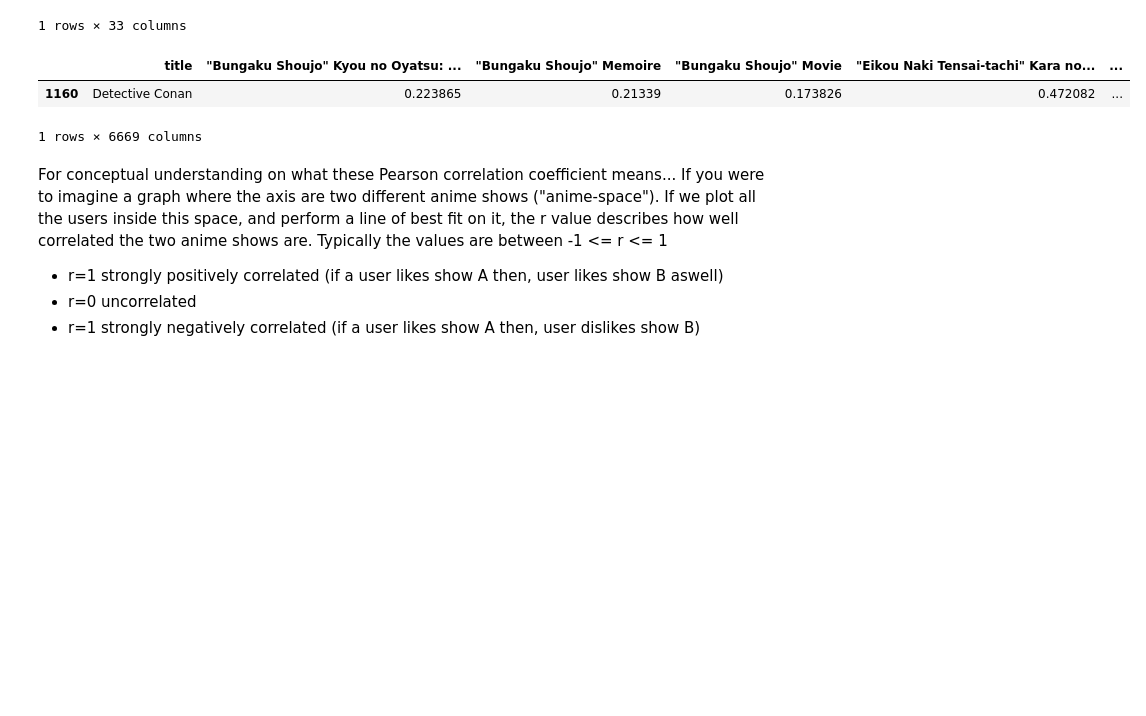
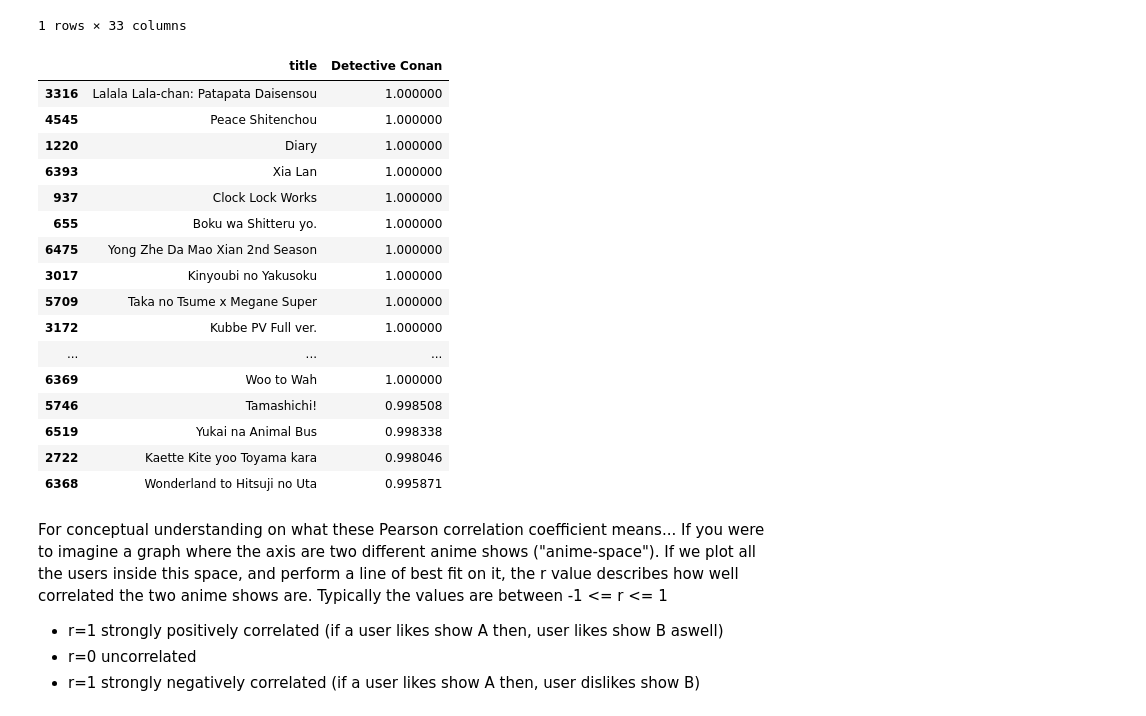
Before and after one commit to HWaiChan/anime-ml, a Jupyter notebook: anime-recommender.ipynb, the cells around one changed output. Drawn from its saved outputs; the diff is of its cells as text; code cells hidden in the pictures; blank space fills up the shorter version.

```diff
--- a/data-visualisation.ipynb
+++ b/anime-recommender.ipynb
@@ -223,13 +224,25 @@ AnimesDF[AnimesDF['title'] == "Detective Conan"]
 1 rows × 33 columns
 # %%
 
-results_list = anime_correlation[anime_correlation['title'] == "Detective Conan"]
-
-results_list
+anime_correlation[["title", "Detective Conan"]].sort_values(by="Detective Conan",ascending=False).head(20)
 # %% [output]
-|  | title | "Bungaku Shoujo" Kyou no Oyatsu: ... | "Bungaku Shoujo" Memoire | "Bungaku Shoujo" Movie | "Eikou Naki Tensai-tachi" Kara no... | ... |
-| 1160 | Detective Conan | 0.223865 | 0.21339 | 0.173826 | 0.472082 | ... |
+|  | title | Detective Conan |
+| 3316 | Lalala Lala-chan: Patapata Daisensou | 1.000000 |
+| 4545 | Peace Shitenchou | 1.000000 |
+| 1220 | Diary | 1.000000 |
+| 6393 | Xia Lan | 1.000000 |
+| 937 | Clock Lock Works | 1.000000 |
+| 655 | Boku wa Shitteru yo. | 1.000000 |
+| 6475 | Yong Zhe Da Mao Xian 2nd Season | 1.000000 |
+| 3017 | Kinyoubi no Yakusoku | 1.000000 |
+| 5709 | Taka no Tsume x Megane Super | 1.000000 |
+| 3172 | Kubbe PV Full ver. | 1.000000 |
+| ... | ... | ... |
+| 6369 | Woo to Wah | 1.000000 |
+| 5746 | Tamashichi! | 0.998508 |
+| 6519 | Yukai na Animal Bus | 0.998338 |
+| 2722 | Kaette Kite yoo Toyama kara | 0.998046 |
+| 6368 | Wonderland to Hitsuji no Uta | 0.995871 |
-1 rows × 6669 columns
 # %% [markdown]
 For conceptual understanding on what these Pearson correlation coefficient means...
 If you were to imagine a graph where the axis are two different anime shows ("anime-space"). If we plot all the users inside this space, and perform a line of best fit on it, the r value describes how well correlated the two anime shows are.
```
Also changed, not shown: parts of 25 cells of this notebook, 3 other files.
